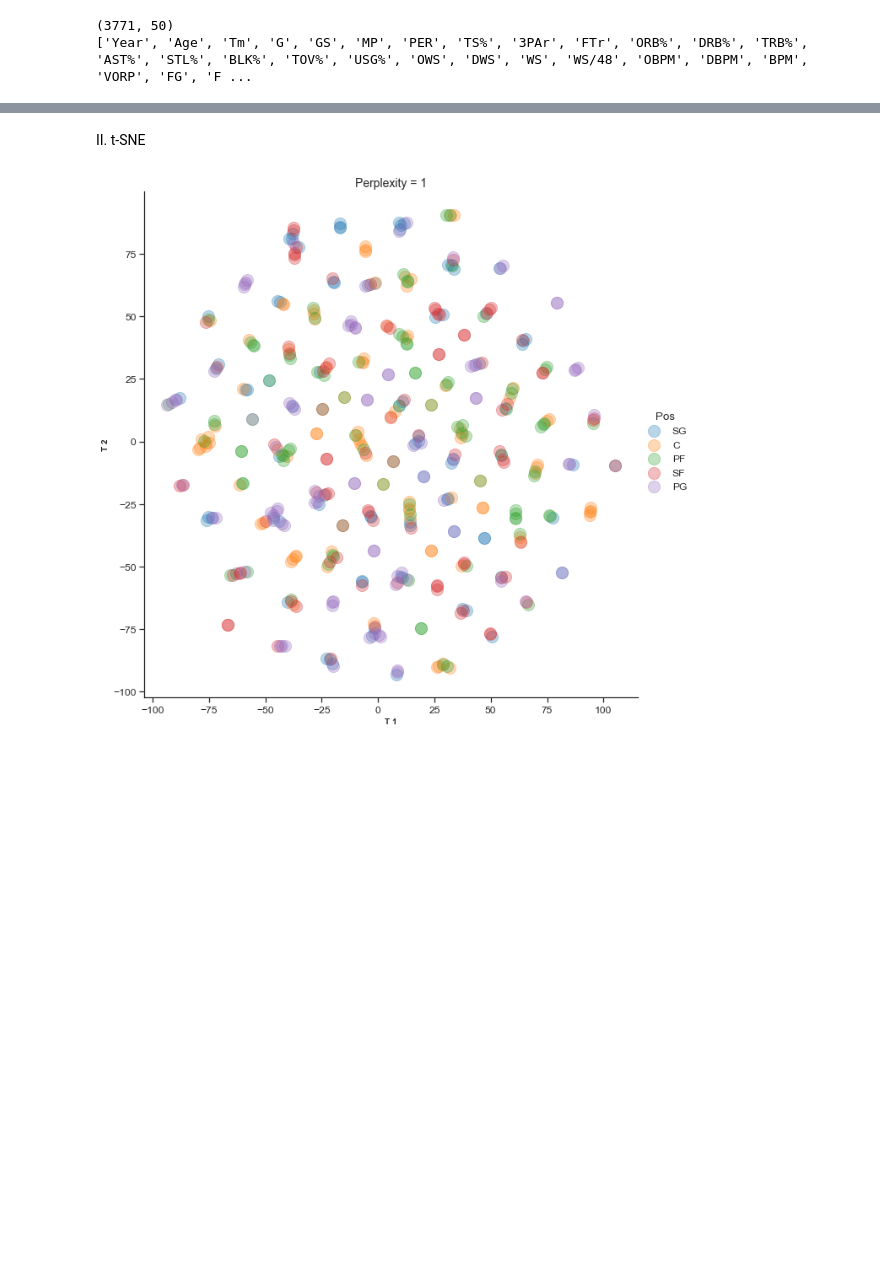
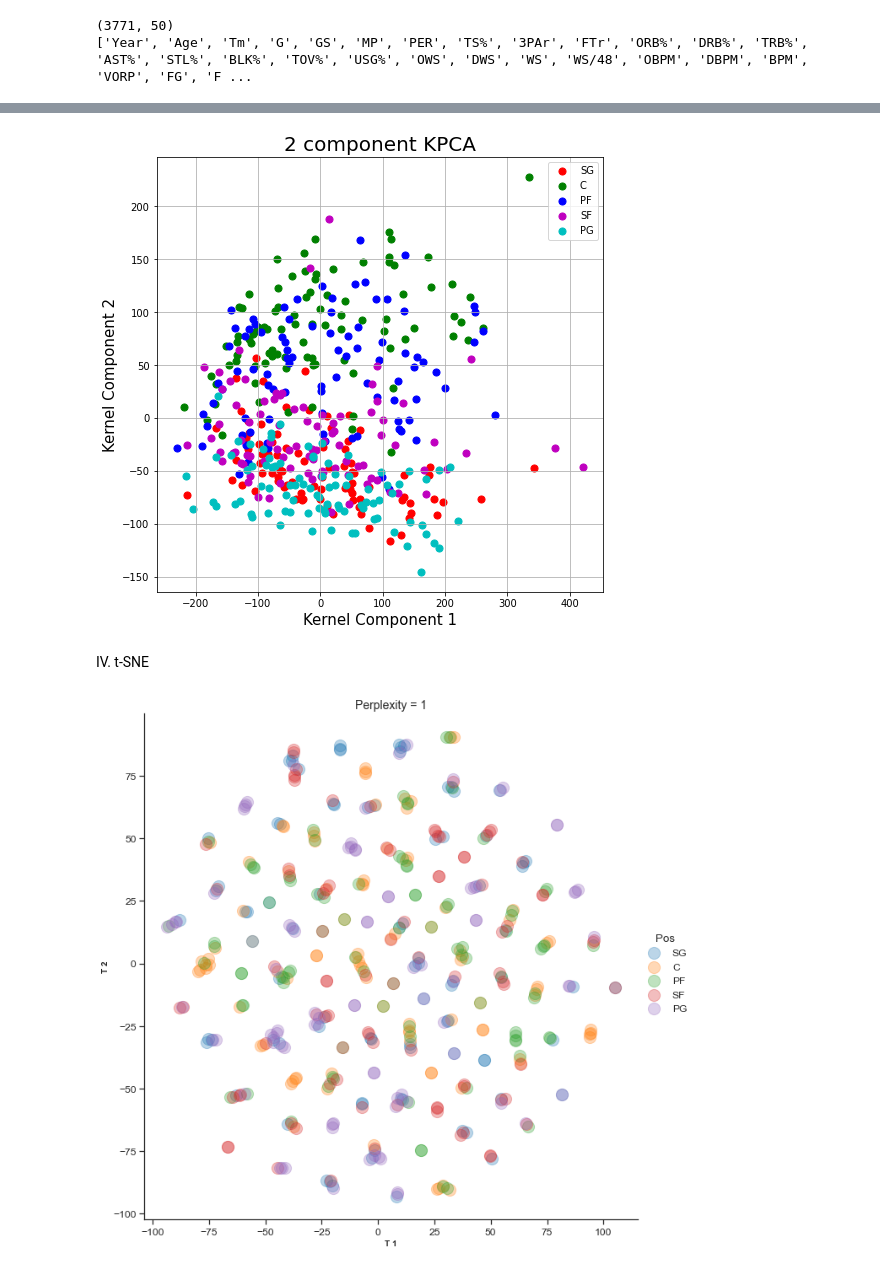
Before and after one commit to a21shah/NBA_Clustering, a Jupyter notebook: nba_ml.ipynb, the cells around one changed output, grey strips where cells are left out. Saved outputs shown, nothing was run; the diff lists cells and outputs as text; code cells hidden in the pictures; blank space fills up the shorter version.

```diff
--- a/nba_ml.ipynb
+++ b/nba_ml.ipynb
@@ -126,3 +182,37 @@ Explained variance:  [0.43195393 0.16785902]
+# %%
+def plot_KPCA(df, year):
+    df_kpca = df[df['Year'] == year]
+    df_kpca = df_kpca.drop('Year', axis=1)
+    features = [x for x in df_kpca.columns if (x != 'Player') &  (x != 'Pos') & (x != 'Tm')]
+    x = df_kpca.loc[:, features].values
+    y = df_kpca.loc[:,['Pos']].values
+    x = StandardScaler().fit_transform(x)
+    # kpca = KernelPCA(n_components=2, random_state=0, kernel="linear", gamma=100, coef0= 1e6) # linear kernel used for PCA
+    kpca = KernelPCA(n_components=2, random_state=0, kernel="poly", gamma=None, coef0= 100)
+    principalComponents = kpca.fit_transform(x)
+    principalDf = pd.DataFrame(data = principalComponents, columns = ['kpc1', 'kpc2'])
+    final = pd.concat([principalDf.reset_index(drop=True), df_kpca['Pos'].reset_index(drop=True)], axis=1)
+    fig = plt.figure(figsize = (8,8))
+    ax = fig.add_subplot(1,1,1)
+    ax.set_xlabel('Kernel Component 1', fontsize = 15)
+    ax.set_ylabel('Kernel Component 2', fontsize = 15)
+    ax.set_title('2 component KPCA', fontsize = 20)
+
+    targets = final.Pos.unique() # list of positions
+    colors = ['r', 'g', 'b', 'm', 'c']
+    for target, color in zip(targets,colors):
+        indicesToKeep = final['Pos'] == target
+        ax.scatter(final.loc[indicesToKeep, 'kpc1']
+                , final.loc[indicesToKeep, 'kpc2']
+                , c = color
+                , s = 50)
+    ax.legend(targets)
+    ax.grid()
+    return None
+# %%
+plot_KPCA(df, 2010)
+# %% [output]
+[figure, added]
 # %% [markdown]
-II. t-SNE
+IV. t-SNE
 # %%
```
Also changed, not shown: parts of 8 cells of this notebook.
